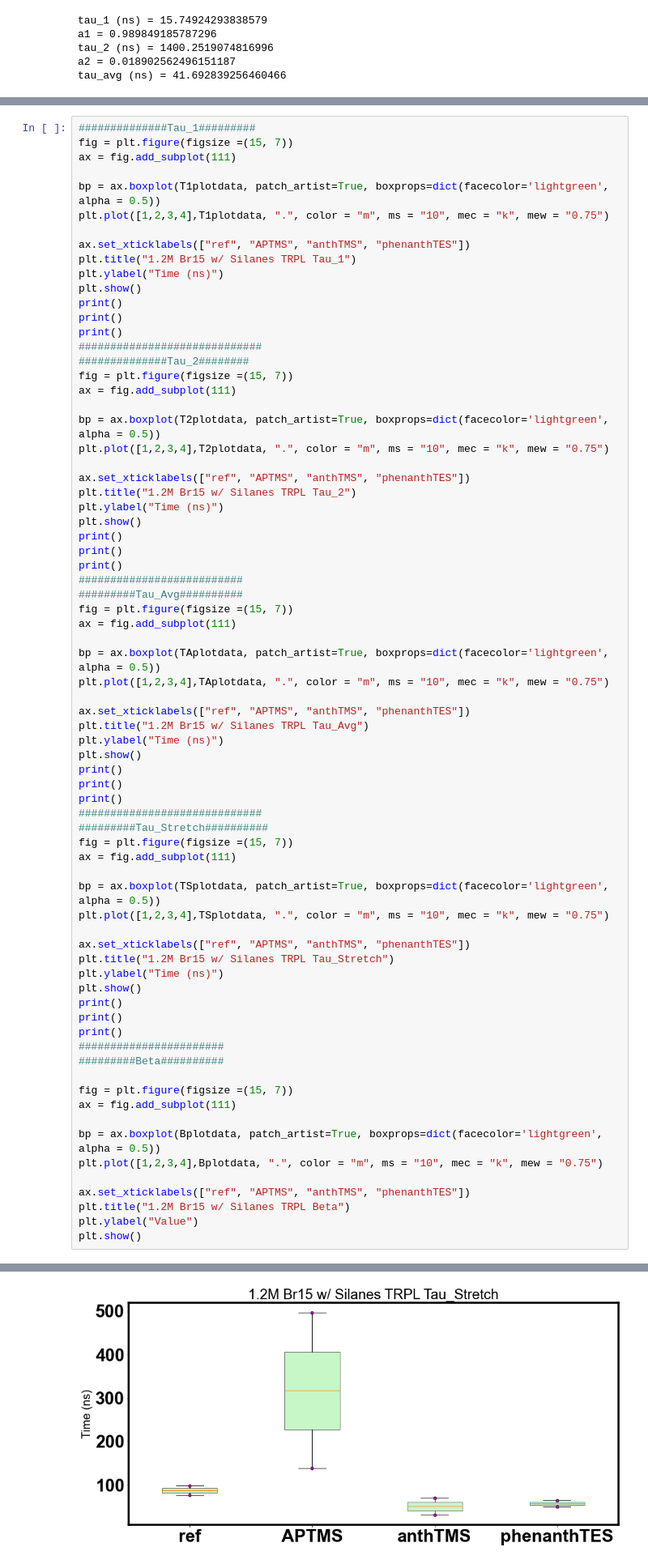
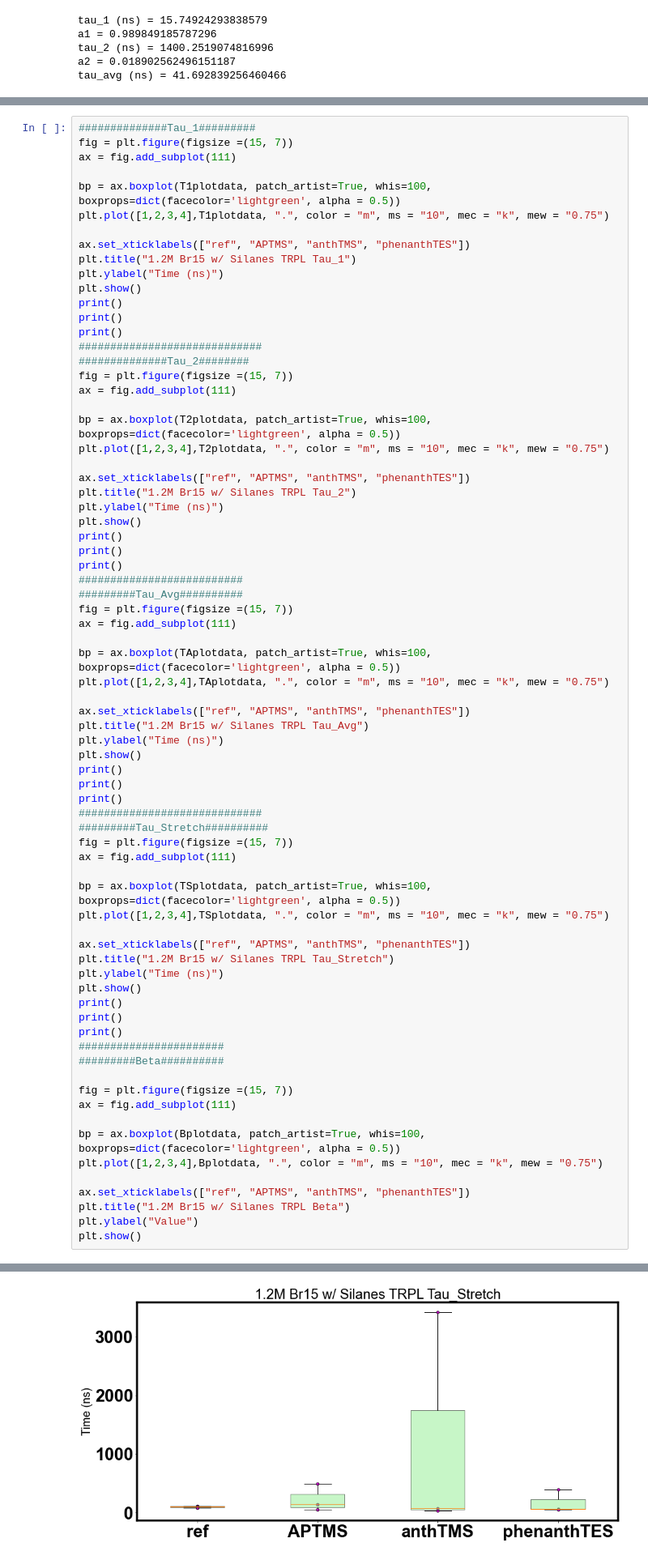
Before and after one commit to aaroncweaver/4_22_22_TRPL, a Jupyter notebook: Br15_APTMS_anthraTMS_phenanthTES/1.2M Br15 TRPL.ipynb, the cells around one changed output, grey strips where cells are left out. Shown at 81% size. Cells and saved outputs as stored; diff of their text form.

Commit message:
Updated boxplots

```diff
--- a/Br15_APTMS_anthraTMS_phenanthTES/4_28_22 1.2M Br15 TRPL.ipynb
+++ b/Br15_APTMS_anthraTMS_phenanthTES/1.2M Br15 TRPL.ipynb
@@ -302,7 +274,7 @@ Bplotdata = [
 fig = plt.figure(figsize =(15, 7))
 ax = fig.add_subplot(111)
 
-bp = ax.boxplot(T1plotdata, patch_artist=True, boxprops=dict(facecolor='lightgreen', alpha = 0.5))
+bp = ax.boxplot(T1plotdata, patch_artist=True, whis=100, boxprops=dict(facecolor='lightgreen', alpha = 0.5))
 plt.plot([1,2,3,4],T1plotdata, ".", color = "m", ms = "10", mec = "k", mew = "0.75")
 
 ax.set_xticklabels(["ref", "APTMS", "anthTMS", "phenanthTES"])
@@ -317,7 +289,7 @@ print()
 fig = plt.figure(figsize =(15, 7))
 ax = fig.add_subplot(111)
 
-bp = ax.boxplot(T2plotdata, patch_artist=True, boxprops=dict(facecolor='lightgreen', alpha = 0.5))
+bp = ax.boxplot(T2plotdata, patch_artist=True, whis=100, boxprops=dict(facecolor='lightgreen', alpha = 0.5))
 plt.plot([1,2,3,4],T2plotdata, ".", color = "m", ms = "10", mec = "k", mew = "0.75")
 
 ax.set_xticklabels(["ref", "APTMS", "anthTMS", "phenanthTES"])
@@ -332,7 +304,7 @@ print()
 fig = plt.figure(figsize =(15, 7))
 ax = fig.add_subplot(111)
 
-bp = ax.boxplot(TAplotdata, patch_artist=True, boxprops=dict(facecolor='lightgreen', alpha = 0.5))
+bp = ax.boxplot(TAplotdata, patch_artist=True, whis=100, boxprops=dict(facecolor='lightgreen', alpha = 0.5))
 plt.plot([1,2,3,4],TAplotdata, ".", color = "m", ms = "10", mec = "k", mew = "0.75")
 
 ax.set_xticklabels(["ref", "APTMS", "anthTMS", "phenanthTES"])
@@ -347,7 +319,7 @@ print()
 fig = plt.figure(figsize =(15, 7))
 ax = fig.add_subplot(111)
 
-bp = ax.boxplot(TSplotdata, patch_artist=True, boxprops=dict(facecolor='lightgreen', alpha = 0.5))
+bp = ax.boxplot(TSplotdata, patch_artist=True, whis=100, boxprops=dict(facecolor='lightgreen', alpha = 0.5))
 plt.plot([1,2,3,4],TSplotdata, ".", color = "m", ms = "10", mec = "k", mew = "0.75")
 
 ax.set_xticklabels(["ref", "APTMS", "anthTMS", "phenanthTES"])
@@ -363,7 +335,7 @@ print()
 fig = plt.figure(figsize =(15, 7))
 ax = fig.add_subplot(111)
 
-bp = ax.boxplot(Bplotdata, patch_artist=True, boxprops=dict(facecolor='lightgreen', alpha = 0.5))
+bp = ax.boxplot(Bplotdata, patch_artist=True, whis=100, boxprops=dict(facecolor='lightgreen', alpha = 0.5))
 plt.plot([1,2,3,4],Bplotdata, ".", color = "m", ms = "10", mec = "k", mew = "0.75")
 
 ax.set_xticklabels(["ref", "APTMS", "anthTMS", "phenanthTES"])
@@ -377 +349 @@ plt.show()
-[figure, old version]
+[figure, new version]
```
Also changed, not shown: parts of 4 cells of this notebook.
